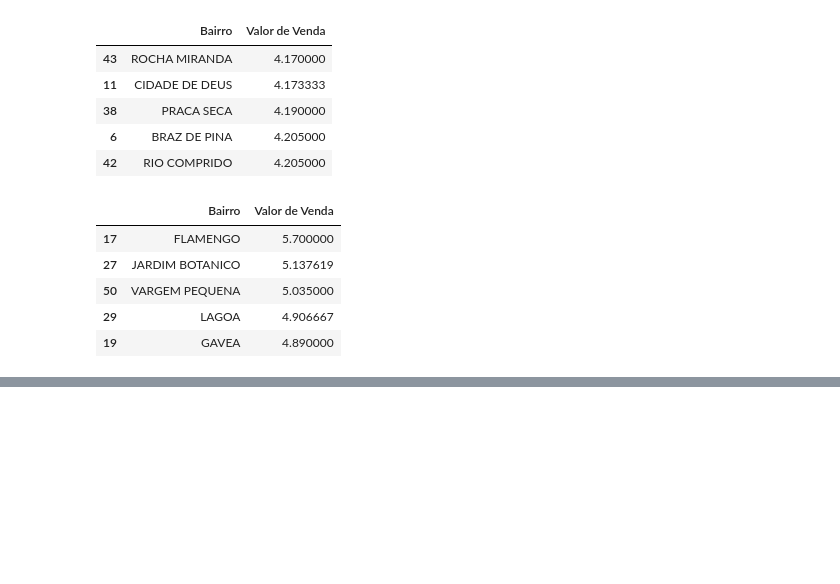
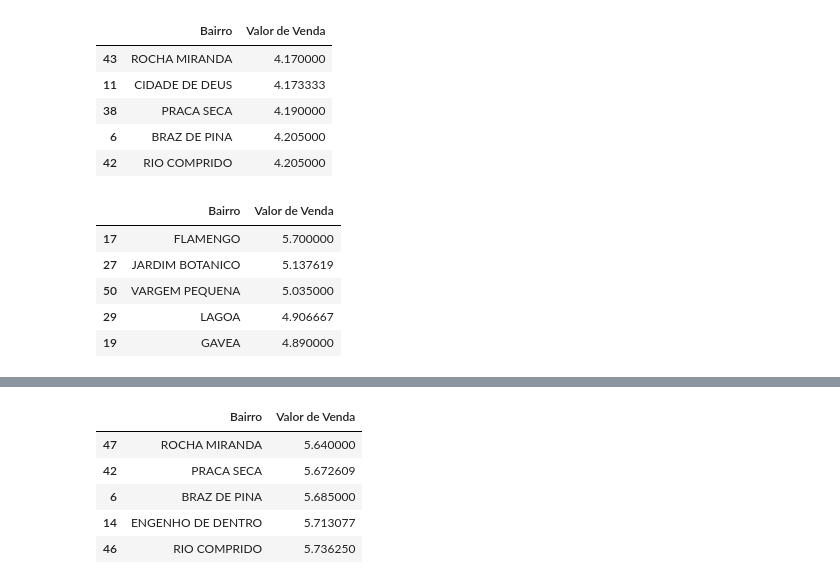
Before and after one commit to pjunior77/Repo_Senac_BigData, a Jupyter notebook: Aula08_EstudoValoresCombustiveis.ipynb, the cells around one changed output, grey strips where cells are left out. Cells and saved outputs as stored; diff of their text form; code cells hidden in the pictures; blank space fills up the shorter version.

```diff
--- a/Aula08_EstudoValoresCombustiveis.ipynb
+++ b/Aula08_EstudoValoresCombustiveis.ipynb
@@ -69,0 +73,3 @@ df_RioDeJaneiro_Gasolina.head()
+# %%
+#Altera o campo de string para float (pois estava dando erro ao fazer a média)
+df_RioDeJaneiro_Gasolina['Valor de Venda'] = df_RioDeJaneiro_Gasolina['Valor de Venda'].str.replace(',','.').astype(float)
@@ -69,0 +82,12 @@ df_RioDeJaneiro_Gasolina.head()
+# %%
+df_RioDeJaneiro_Gasolina_Bairros = df_RioDeJaneiro_Gasolina.groupby('Bairro')['Valor de Venda'].mean().reset_index()
+# %%
+df_RioDeJaneiro_Gasolina_Bairros_OrdenadoASC = df_RioDeJaneiro_Gasolina_Bairros.sort_values(by='Valor de Venda')
+df_RioDeJaneiro_Gasolina_Bairros_OrdenadoASC.head()
+# %% [output]
+|  | Bairro | Valor de Venda |
+| 47 | ROCHA MIRANDA | 5.640000 |
+| 42 | PRACA SECA | 5.672609 |
+| 6 | BRAZ DE PINA | 5.685000 |
+| 14 | ENGENHO DE DENTRO | 5.713077 |
+| 46 | RIO COMPRIDO | 5.736250 |
```
Also changed, not shown: parts of 9 cells of this notebook.
